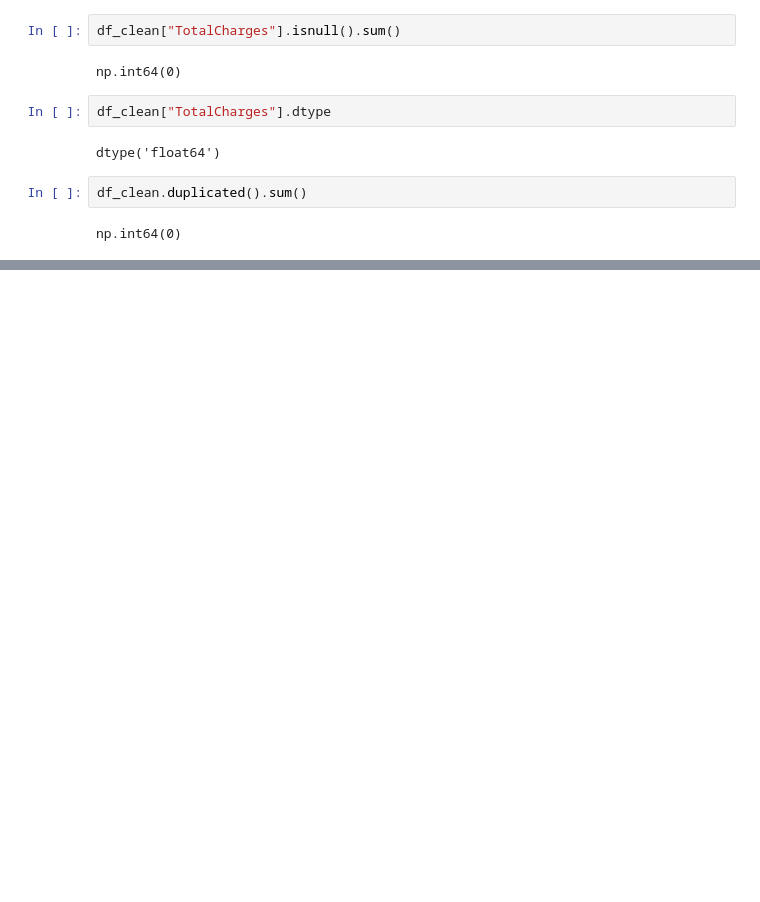
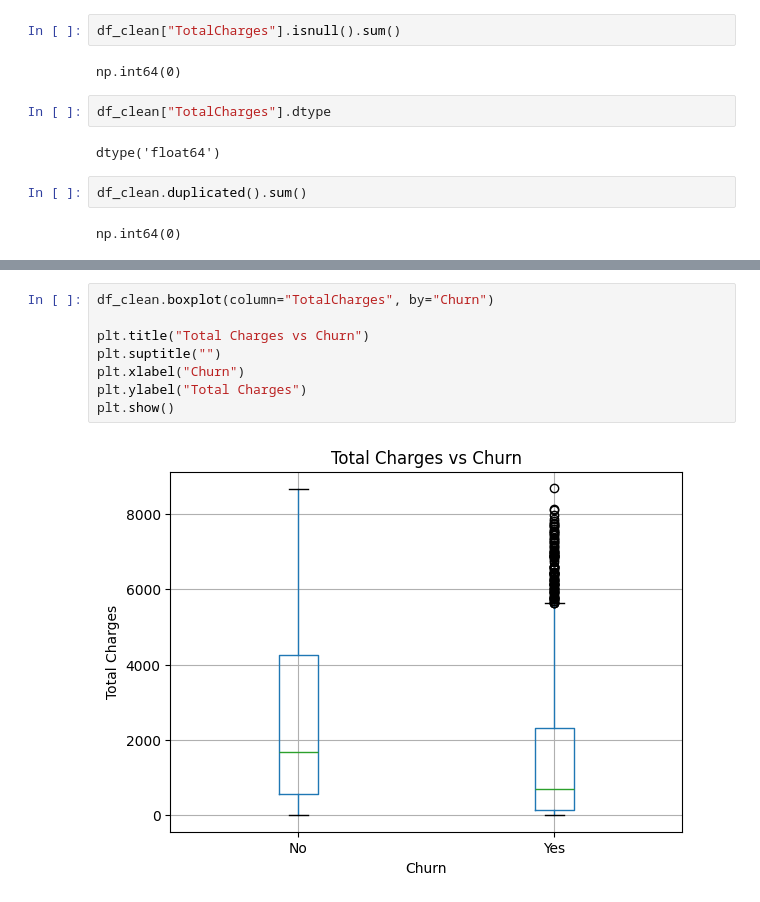
Before and after one commit to Shubh25Git/customer-churn-prediction, a Jupyter notebook: notebook/01_data_exploration.ipynb, the cells around one changed output, grey strips where cells are left out. Saved outputs shown, nothing was run; the diff lists cells and outputs as text; blank space fills up the shorter version.

```diff
--- a/notebook/01_data_exploration.ipynb
+++ b/notebook/01_data_exploration.ipynb
@@ -131,0 +211,10 @@ np.int64(0)
+# %%
+df_clean.boxplot(column="TotalCharges", by="Churn")
+
+plt.title("Total Charges vs Churn")
+plt.suptitle("")
+plt.xlabel("Churn")
+plt.ylabel("Total Charges")
+plt.show()
+# %% [output]
+[figure, added]
```
Also changed, not shown: parts of 29 cells of this notebook.
